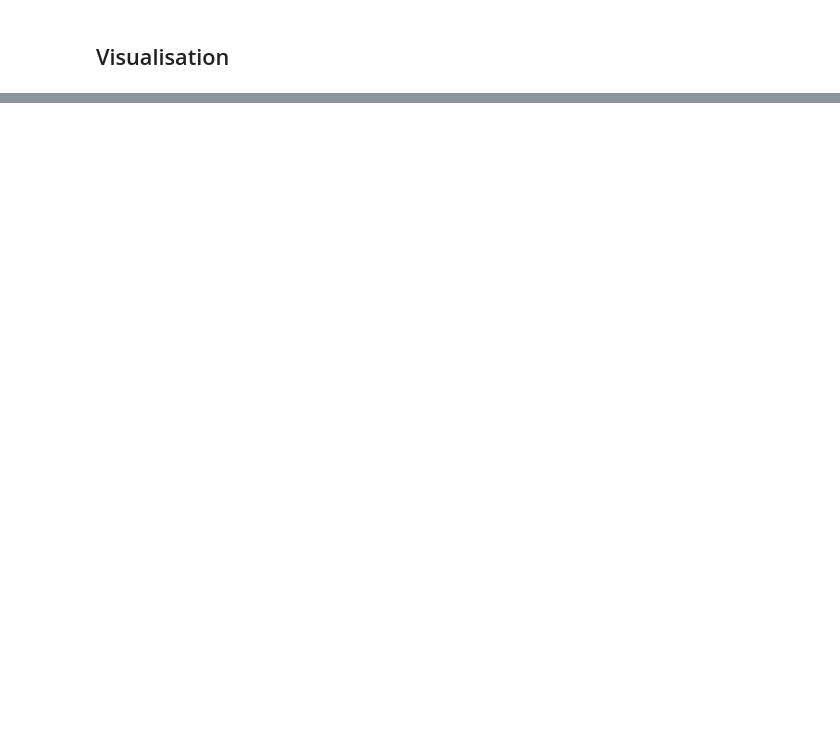
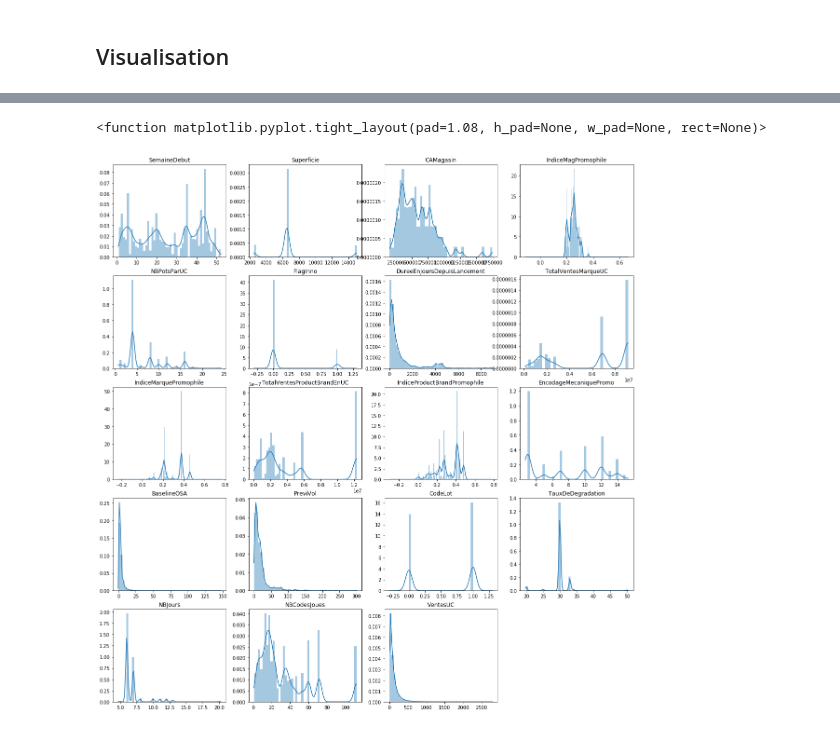
Before and after one commit to BOTTINYA/Precos_OSA, a Jupyter notebook: dev.ipynb, the cells around one changed output, grey strips where cells are left out. Drawn from its saved outputs; the diff is of its cells as text; code cells hidden in the pictures; blank space fills up the shorter version.

```diff
--- a/dev.ipynb
+++ b/dev.ipynb
@@ -93,10 +59,2 @@ df_clean.describe().transpose()
 # %% [markdown]
 ## Visualisation
-# %%
-numerics = ['int16', 'int32', 'int64', 'float16', 'float32', 'float64']
-
-for col in df_clean.select_dtypes(include=numerics).columns:
-    fig = plt.figure
-    fig(figsize =(4,4))
-    plt.title(col)
-    sns.distplot(df_clean[[col]])
@@ -117,25 +60,0 @@ for col in df_clean.select_dtypes(include=numerics).columns:
-# %%
-#Afficher la skewness des données
-skewness_values = df_clean.skew(numeric_only  = True)
-numerical_columns = df_clean.copy().select_dtypes(include=numerics)
-skewness_values
-
-for i in range(0,len(skewness_values)):
-    if skewness_values[i] > 2 :
-        numerical_columns[skewness_values.index[i]+'_transformed_cube'] = numerical_columns[skewness_values.index[i]]**(1/3)
-        numerical_columns[skewness_values.index[i]+'_transformed_log+1'] = np.log(numerical_columns[skewness_values.index[i]] + 1)
-    elif skewness_values[i] < -1:
-        numerical_columns[skewness_values.index[i]+'_transformed_cube'] = numerical_columns[skewness_values.index[i]]**(1/3)
-        numerical_columns[skewness_values.index[i]+'_transformed_square'] = numerical_columns[skewness_values.index[i]]**(2)
-    elif skewness_values[i] > 1.5 and numerical_columns[skewness_values.index[i]].min() > 0:
-        numerical_columns[skewness_values.index[i]+'_transformed_sqrt'] = numerical_columns[skewness_values.index[i]]**(1/2)
-    else:
-        numerical_columns = numerical_columns.drop(skewness_values.index[i], axis = 1)
-
-numerical_columns = numerical_columns.sort_index(axis  =1)
-
-for col in numerical_columns:
-    fig = plt.figure
-    fig(figsize =(4,4))
-    plt.title(col)
-    sns.distplot(numerical_columns[[col]],  kde_kws={'bw':0.5})
@@ -155,0 +61,14 @@ for col in numerical_columns:
+# %%
+fig = plt.figure
+fig(figsize =(20,30))
+i=0
+for col in df_clean.columns:
+    plt.subplot(7, 4, i + 1)
+    plt.title(col)
+    sns.distplot(df_clean[[col]] , kde_kws = {'bw':0.1})
+    i+=1
+
+plt.tight_layout
+# %% [output]
+<function matplotlib.pyplot.tight_layout(pad=1.08, h_pad=None, w_pad=None, rect=None)>
+[figure, added]
```
Also changed, not shown: parts of 22 cells of this notebook, 8 other files.
